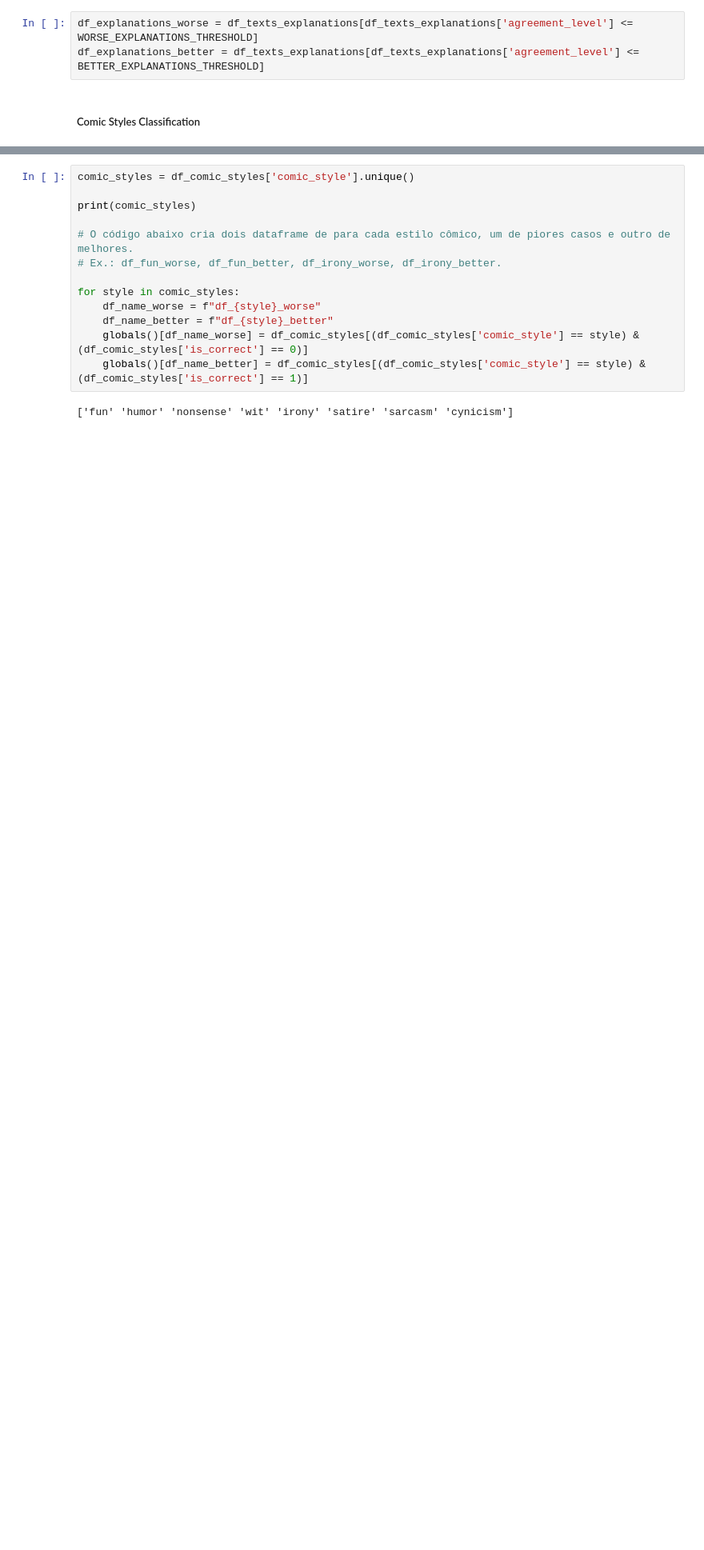
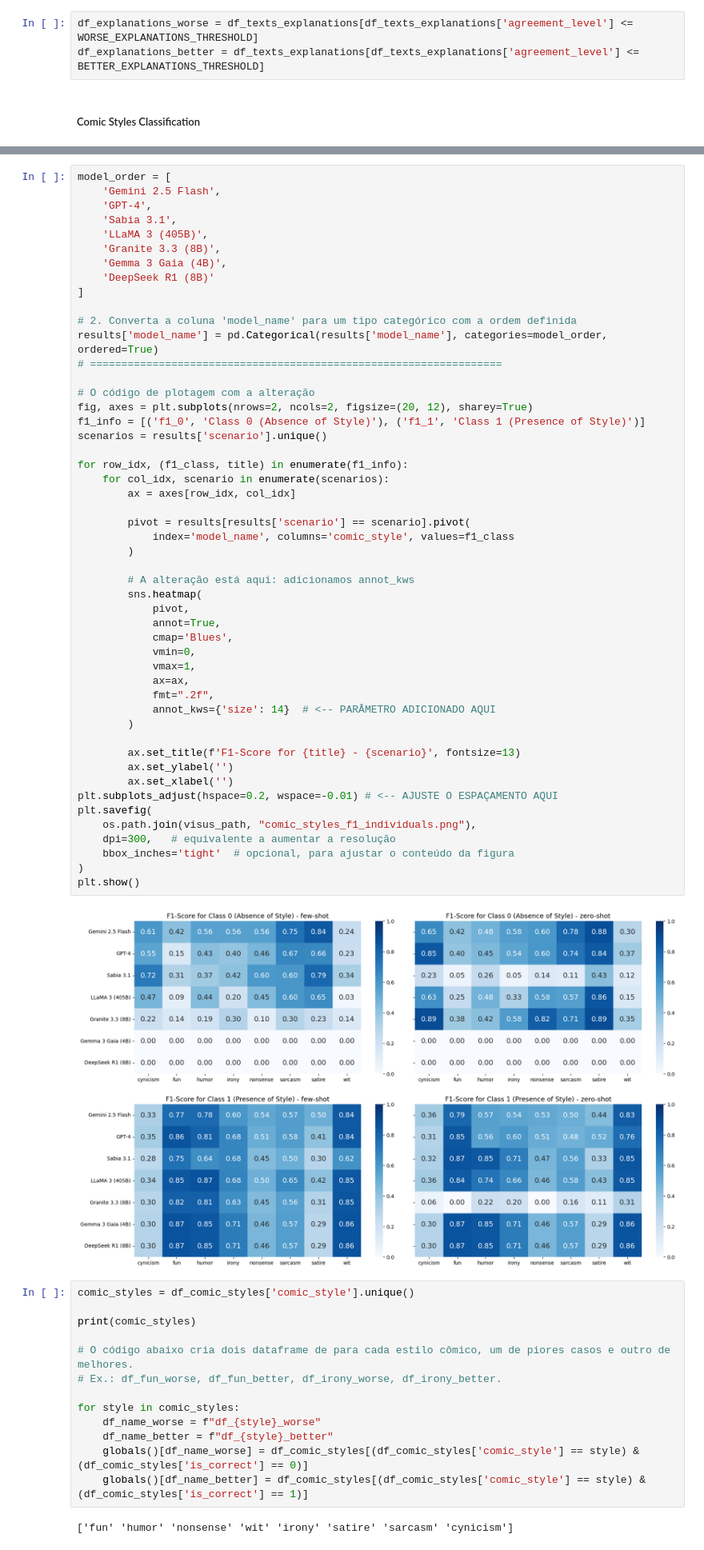
Before and after one commit to llm-pt-ibm/brazilian_northeast_humor_benchmark, a Jupyter notebook: qualitative_exploration.ipynb, the cells around one changed output, grey strips where cells are left out. Shown: that part at 80% size. Saved outputs shown, nothing was run; the diff lists cells and outputs as text; blank space fills up the shorter version.

Commit message:
update charts

```diff
--- a/qualitative_exploration.ipynb
+++ b/qualitative_exploration.ipynb
@@ -85,3 +153,55 @@ df_explanations_better = df_texts_explanations[df_texts_explanations['agreement_
+# %%
+model_order = [
+    'Gemini 2.5 Flash',
+    'GPT-4',
+    'Sabia 3.1',
+    'LLaMA 3 (405B)',
+    'Granite 3.3 (8B)',
+    'Gemma 3 Gaia (4B)',
+    'DeepSeek R1 (8B)'
+]
+
+# 2. Converta a coluna 'model_name' para um tipo categórico com a ordem definida
+results['model_name'] = pd.Categorical(results['model_name'], categories=model_order, ordered=True)
+# ==================================================================
+
+# O código de plotagem com a alteração
+fig, axes = plt.subplots(nrows=2, ncols=2, figsize=(20, 12), sharey=True)
+f1_info = [('f1_0', 'Class 0 (Absence of Style)'), ('f1_1', 'Class 1 (Presence of Style)')]
+scenarios = results['scenario'].unique()
+
+for row_idx, (f1_class, title) in enumerate(f1_info):
+    for col_idx, scenario in enumerate(scenarios):
+        ax = axes[row_idx, col_idx]
+
+        pivot = results[results['scenario'] == scenario].pivot(
+            index='model_name', columns='comic_style', values=f1_class
+        )
+
+        # A alteração está aqui: adicionamos annot_kws
+        sns.heatmap(
+            pivot,
+            annot=True,
+            cmap='Blues',
+            vmin=0,
+            vmax=1,
+            ax=ax,
+            fmt=".2f",
+            annot_kws={'size': 14}  # <-- PARÂMETRO ADICIONADO AQUI
+        )
+
+        ax.set_title(f'F1-Score for {title} - {scenario}', fontsize=13)
+        ax.set_ylabel('')
+        ax.set_xlabel('')
+plt.subplots_adjust(hspace=0.2, wspace=-0.01) # <-- AJUSTE O ESPAÇAMENTO AQUI
+plt.savefig(
+    os.path.join(visus_path, "comic_styles_f1_individuals.png"),
+    dpi=300,   # equivalente a aumentar a resolução
+    bbox_inches='tight'  # opcional, para ajustar o conteúdo da figura
+)
+plt.show()
+# %% [output]
+[figure, added]
 # %%
 comic_styles = df_comic_styles['comic_style'].unique()
 
```
Also changed, not shown: parts of 6 cells of this notebook, 3 other files.
